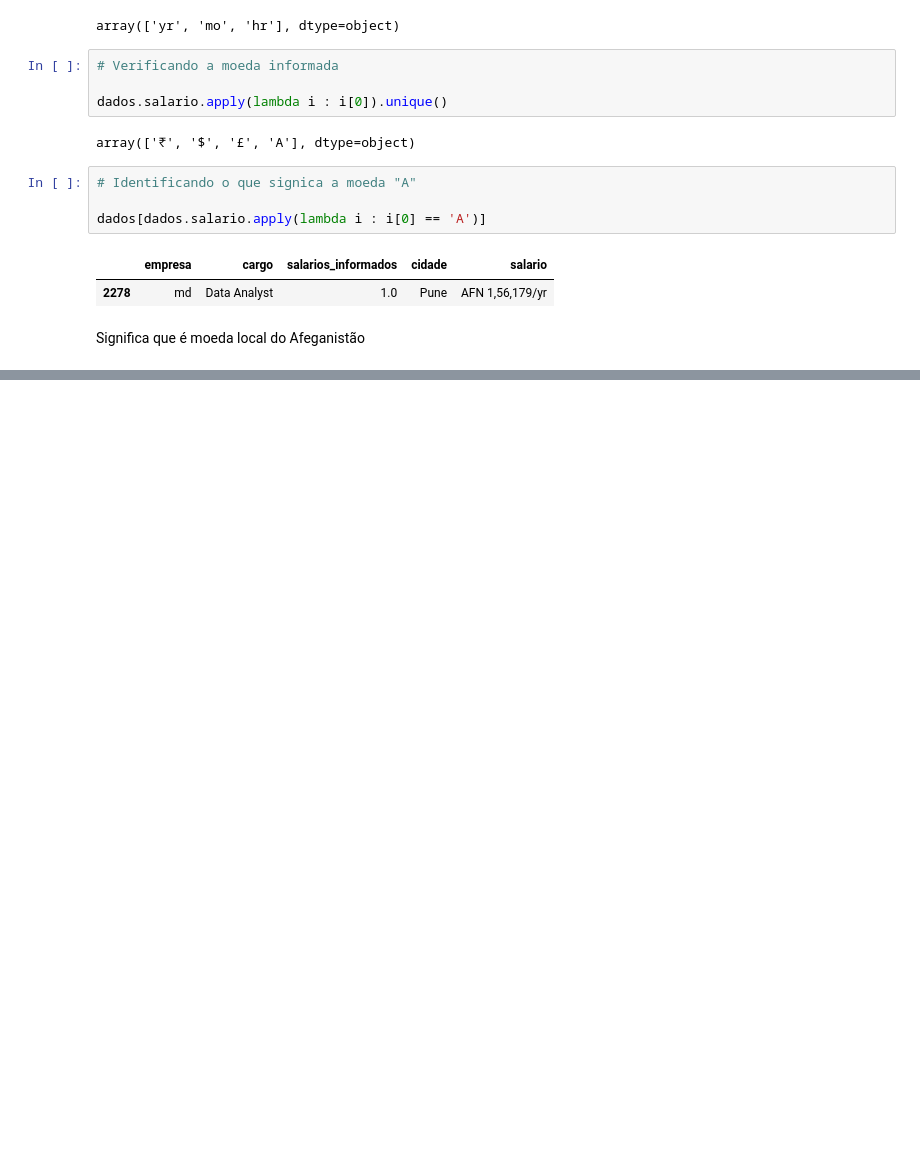
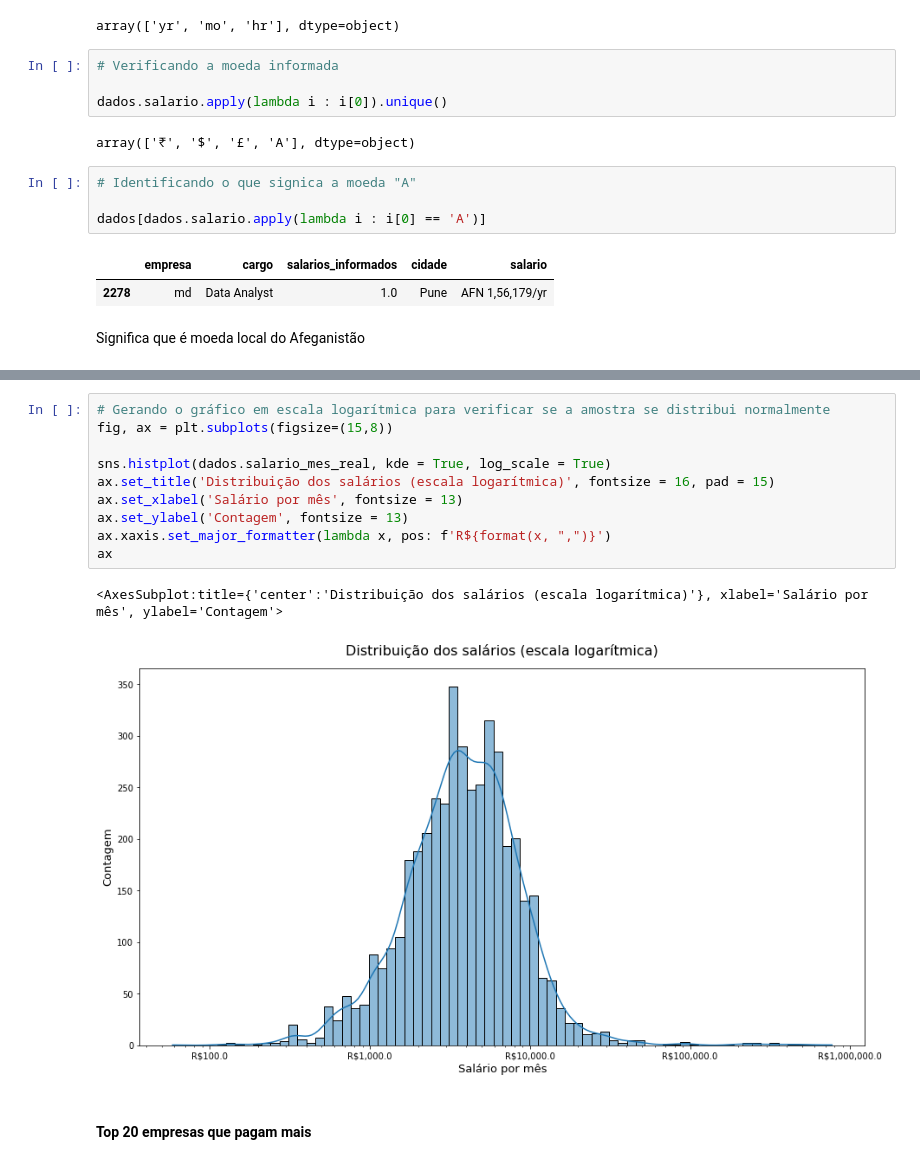
Before and after one commit to jeanpadrao/EDA_Salario_Profissionais_Dados_India, a Jupyter notebook: Salário profissionais de dados da Índia.ipynb, the cells around one changed output, grey strips where cells are left out. Drawn from its saved outputs; the diff is of its cells as text; blank space fills up the shorter version.

```diff
--- a/Salário profissionais de dados da Índia.ipynb
+++ b/Salário profissionais de dados da Índia.ipynb
@@ -162,0 +181,15 @@ dados.head()
+# %%
+# Gerando o gráfico em escala logarítmica para verificar se a amostra se distribui normalmente
+fig, ax = plt.subplots(figsize=(15,8))
+
+sns.histplot(dados.salario_mes_real, kde = True, log_scale = True)
+ax.set_title('Distribuição dos salários (escala logarítmica)', fontsize = 16, pad = 15)
+ax.set_xlabel('Salário por mês', fontsize = 13)
+ax.set_ylabel('Contagem', fontsize = 13)
+ax.xaxis.set_major_formatter(lambda x, pos: f'R${format(x, ",")}')
+ax
+# %% [output]
+<AxesSubplot:title={'center':'Distribuição dos salários (escala logarítmica)'}, xlabel='Salário por mês', ylabel='Contagem'>
+[figure, added]
+# %% [markdown]
+#### Top 20 empresas que pagam mais
```
Also changed, not shown: parts of 21 cells of this notebook.
